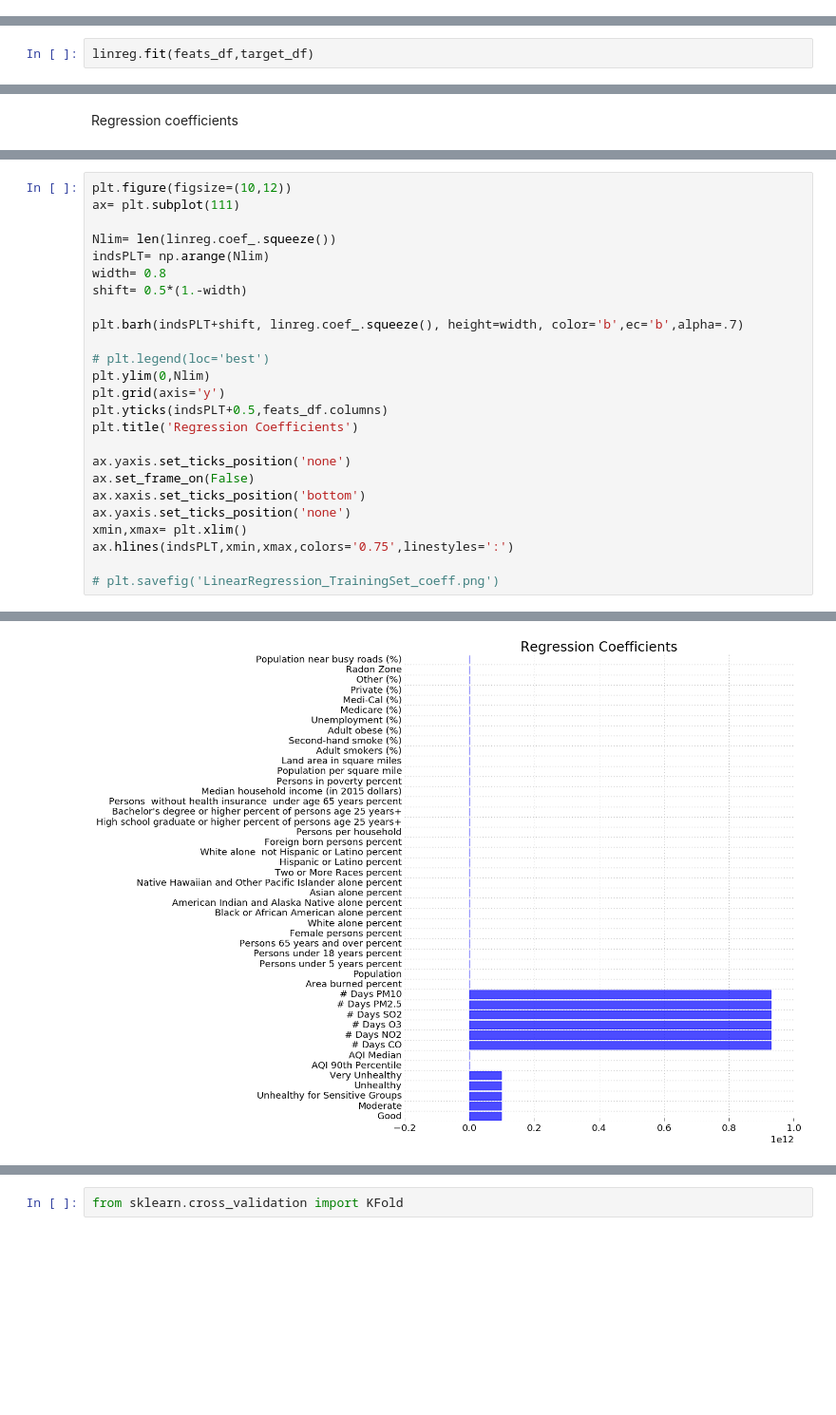
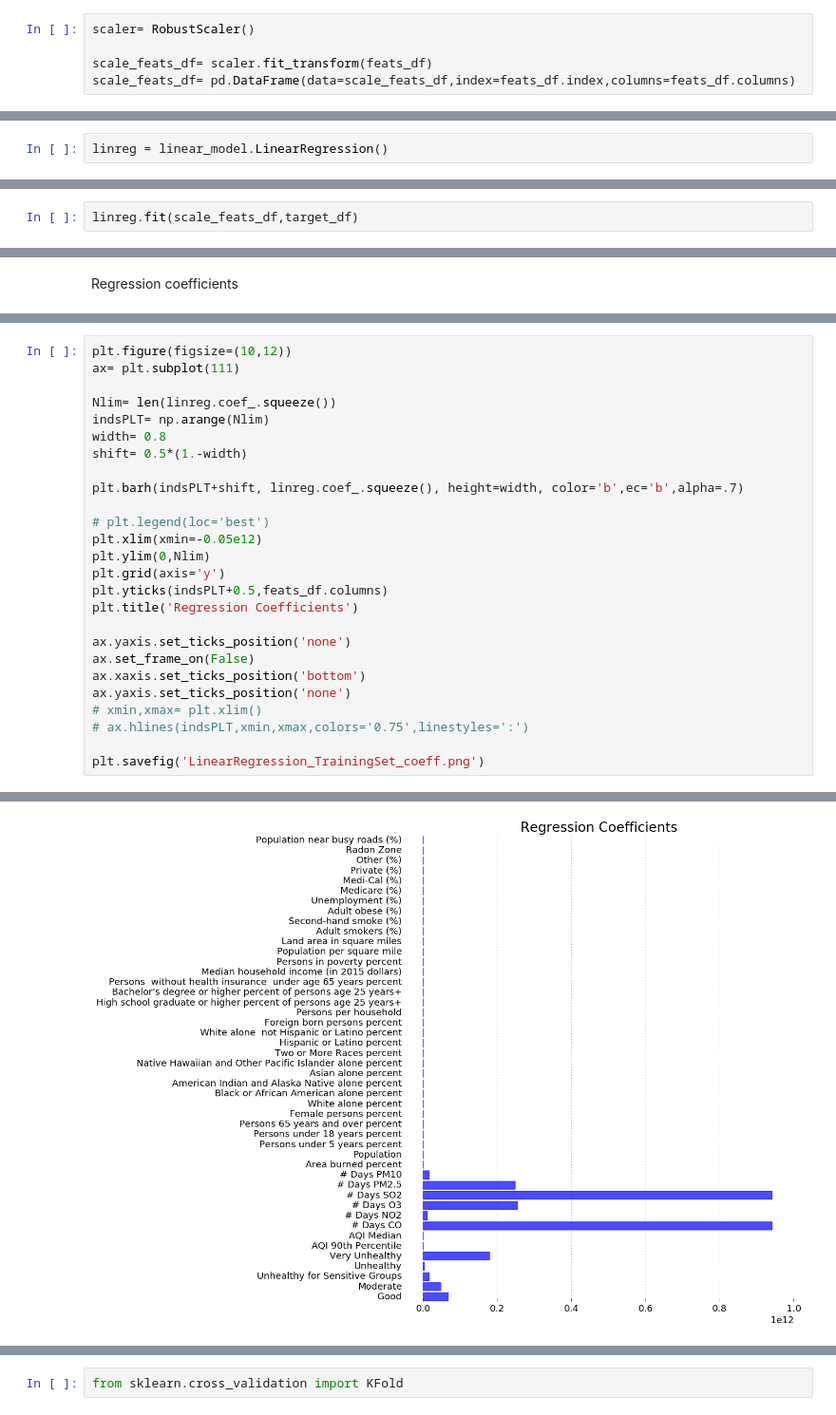
Before and after one commit to joao-r-santos/Asthma, a Jupyter notebook: Data/Exploratory ML.ipynb, the cells around one changed output, grey strips where cells are left out. Shown: that part at 95% size. Drawn from its saved outputs; the diff is of its cells as text; blank space fills up the shorter version.

Commit message:
Added Linear Regression model

```diff
--- a/Data/Exploratory ML.ipynb
+++ b/Data/Exploratory ML.ipynb
@@ -61,0 +66,5 @@ feats_df.head()
+# %%
+scaler= RobustScaler()
+
+scale_feats_df= scaler.fit_transform(feats_df)
+scale_feats_df= pd.DataFrame(data=scale_feats_df,index=feats_df.index,columns=feats_df.columns)
@@ -80,5 +145,7 @@ NEED TO CHECK STANDARD SCALER
+# %%
+linreg = linear_model.LinearRegression()
 # %% [markdown]
 Train the Linear Regression Model
 # %%
-linreg.fit(feats_df,target_df)
+linreg.fit(scale_feats_df,target_df)
 # %% [output]
@@ -153,6 +221,7 @@ shift= 0.5*(1.-width)
 plt.barh(indsPLT+shift, linreg.coef_.squeeze(), height=width, color='b',ec='b',alpha=.7)
 
 # plt.legend(loc='best')
+plt.xlim(xmin=-0.05e12)
 plt.ylim(0,Nlim)
 plt.grid(axis='y')
 plt.yticks(indsPLT+0.5,feats_df.columns)
@@ -162,8 +231,8 @@ ax.yaxis.set_ticks_position('none')
 ax.set_frame_on(False)
 ax.xaxis.set_ticks_position('bottom')
 ax.yaxis.set_ticks_position('none')
-xmin,xmax= plt.xlim()
-ax.hlines(indsPLT,xmin,xmax,colors='0.75',linestyles=':')
+# xmin,xmax= plt.xlim()
+# ax.hlines(indsPLT,xmin,xmax,colors='0.75',linestyles=':')
 
-# plt.savefig('LinearRegression_TrainingSet_coeff.png')
+plt.savefig('LinearRegression_TrainingSet_coeff.png')
 # %% [output]
@@ -171 +239 @@ ax.hlines(indsPLT,xmin,xmax,colors='0.75',linestyles=':')
-[figure, old version]
+[figure, new version]
```
Also changed, not shown: parts of 47 cells of this notebook.
